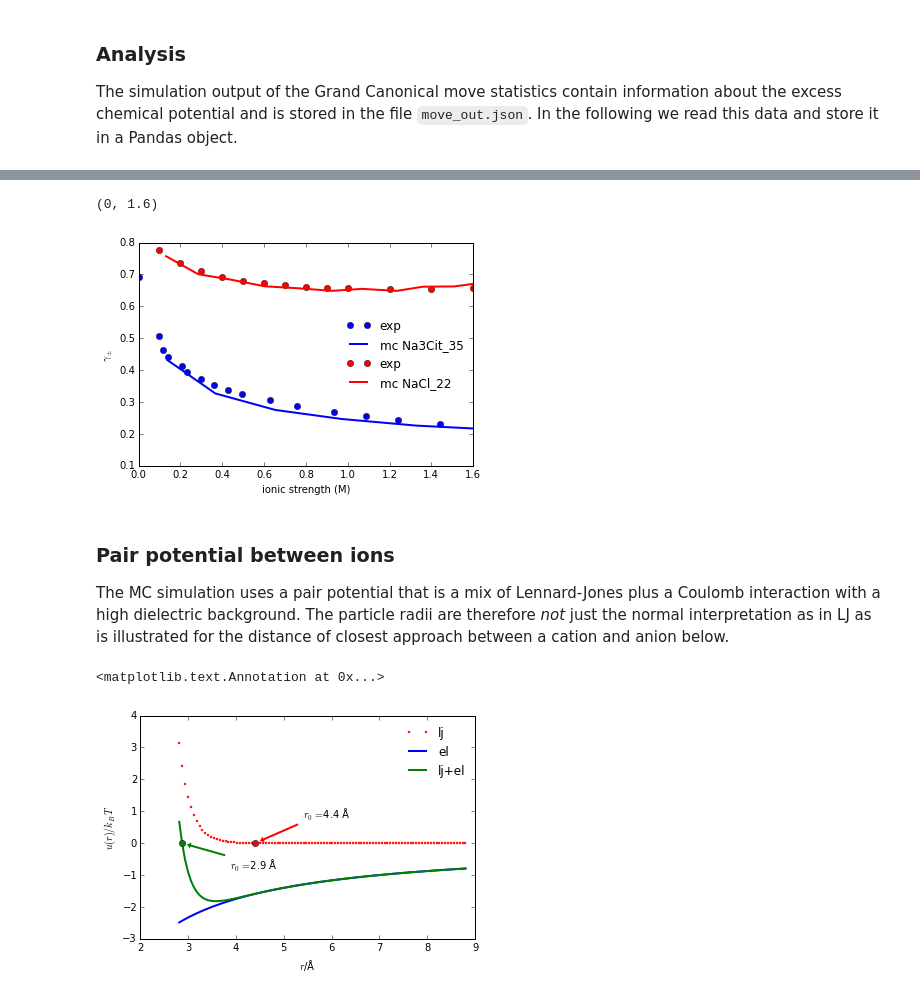
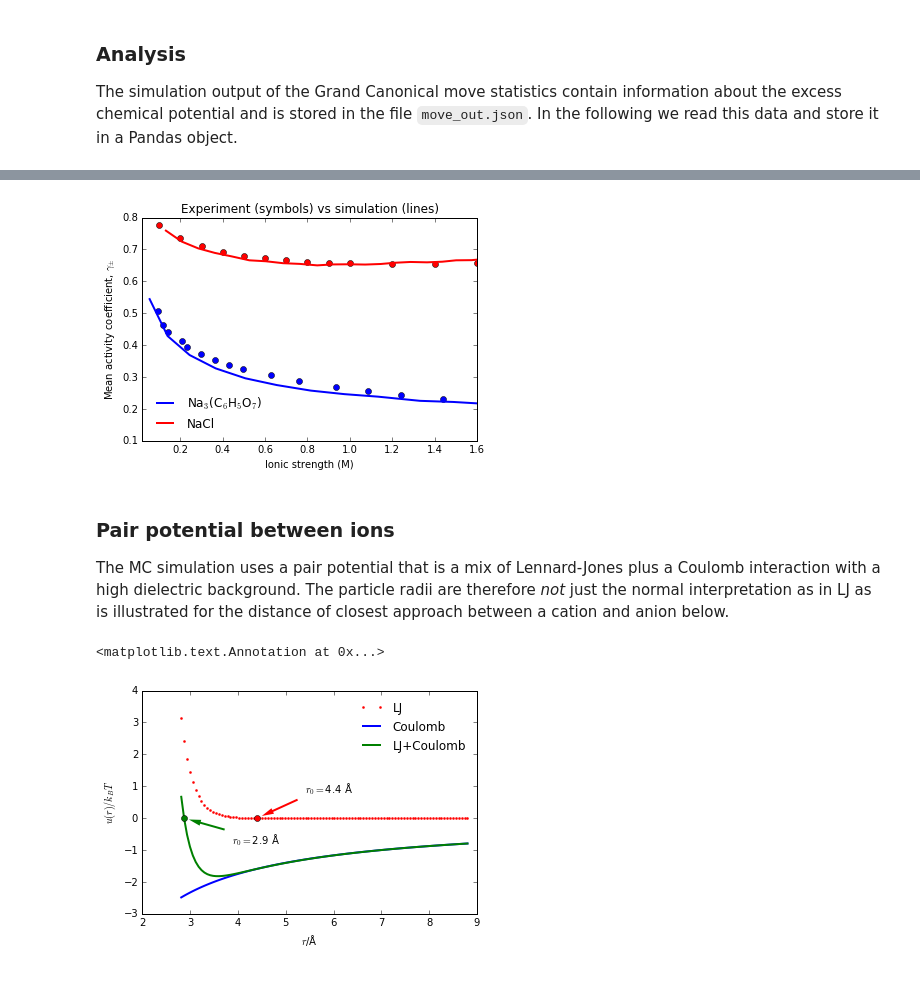
Before and after one commit to mlund/faunus-notebooks, a Jupyter notebook: activity-coefficients/excess.ipynb, the cells around one changed output, grey strips where cells are left out. Cells and saved outputs as stored; diff of their text form; code cells hidden in the pictures.

Commit message:
update w. na3cit experimental data etc.

```diff
--- a/activity-coefficients/excess.ipynb
+++ b/activity-coefficients/excess.ipynb
@@ -84,19 +82,16 @@ def mkinput():
             "energy": {
                 "nonbonded": { "coulomb": { "epsr": 80 } }
             },
-
             "moves": {
                 "atomtranslate": { "salt": { "permol": True, "prob": 0.01 } },
                 "atomgc": { "molecule": "salt" }
             },
-
             "system": {
                 "mcloop"      : { "macro": 10, "micro": micro },
                 "cuboid"      : { "len": d.L },
                 "coulomb"     : { "epsr": 80 },
                 "temperature" : 298.15
             },
-
             "atomlist": {
                 d.ion1: { "q": d.z1, "r": d.r1, "eps":0.01, "dp": 50, "activity": d.n1*activity },
                 d.ion2: { "q": d.z2, "r": d.r2, "eps":0.01, "dp": 50, "activity": d.n2*activity }
@@ -109,10 +104,9 @@ def mkinput():
 # flow control:
 equilibration = True   # if true, delete state file and start over
 production    = True   # if true, start from present state file
-slurm         = False  # if true, submit production runs to slurm cluster
-override      = False   # if true, override existing files
+override      = False  # if true, override existing files
 
-for salt,d in salts.iteritems():
+for salt, d in salts.iteritems():
     for activity in d.activities:
 
         pfx=salt+'-a'+str(activity)
@@ -133,12 +127,9 @@ for salt,d in salts.iteritems():
 
         # production run
         if production:
-            micro=10000
+            micro=50000
             mkinput()
-            if slurm:
-                !sbatch ../submit.sh > /dev/null
-            else:
-                !../mc/excess > out 2>&1
+            !../mc/excess > out 2>&1
 
         %cd -q ..
 
@@ -200,30 +181,33 @@ For compound A$_p$B$_q$, the mean ionic activity coefficient is $ \gamma_{\pm} =
 # %%
+%cd -q $workdir
 def ionicstrength(c, n1, n2, z1, z2):
     return 0.5*( n1*c*z1**2 + n2*c*z2**2 )
 
 def meanactivity(gA, gB, p, q):
-    ''' mean ionic activity coefficitnt'''
+    ''' mean ionic activity coefficient'''
     return ( gA**p * gB**q ) ** (1.0/(p+q))
 
-for salt,d in salts.iteritems():
+for salt, d in salts.iteritems():
     # experiment
     C, g = np.loadtxt(d.exp, delimiter=',', skiprows=1, unpack=True)
     I = ionicstrength( C, d.n1, d.n2, d.z1, d.z2)
-    plt.plot(I, g, marker='o', label='exp', ls='none', color=d.color)
+    plt.plot(I, g, marker='o', ls='none', color=d.color)
 
-    gamma    = meanactivity( np.array(d.g1), np.array(d.g2), d.n1, d.n2 )
-    molarity = d.activities / gamma
-    I        = ionicstrength(molarity, d.n1, d.n2, d.z1, d.z2)
+    # simulation
+    g = meanactivity( np.array(d.g1), np.array(d.g2), d.n1, d.n2 )
+    C = d.activities / g # molarity
+    I = ionicstrength(C, d.n1, d.n2, d.z1, d.z2)
 
-    plt.plot( I, gamma, label='mc '+salt, lw=2, color=d.color)
+    plt.plot( I, g, label=d.label, lw=2, color=d.color)
 
 plt.legend(loc=0, frameon=False)
-plt.ylabel('$\gamma_{\pm}$')
-plt.xlabel('ionic strength (M)')
-plt.xlim(0,1.6)
+plt.ylabel('Mean activity coefficient, $\gamma_{\pm}$')
+plt.xlabel('Ionic strength (M)')
+plt.xlim((0.02,1.6))
+plt.title('Experiment (symbols) vs simulation (lines)')
+print('')
 # %% [output]
-(0, 1.6)
-[figure, old version]
+[figure, new version]
 # %% [markdown]
 ### Pair potential between ions
 
@@ -231,7 +215,7 @@ The MC simulation uses a pair potential that is a mix of Lennard-Jones plus a Co
 # %%
 from scipy.optimize import newton
 
-lB=7           # Bjerrum length (Å)
+lB=7           # Bjerrum length for water (Å)
 s=2*2.2        # sigma (Å)
 eps=0.01 / 2.5 # epsilon (kT)
 r = np.linspace(0.64*s, 2*s, 100)
@@ -240,9 +224,9 @@ def el(r): return -lB/r                        # Coulomb pot.
 def lj(r): return 4*eps*( (s/r)**12-(s/r)**6 ) # Lennard-Jones pot.
 def u(r): return lj(r) + el(r)                 # combined pot.
 
-plt.plot(r, lj(r), 'r.', label='lj', markersize=4 )
-plt.plot(r, el(r), label='el', lw=2)
-plt.plot(r, u(r), label='lj+el', lw=2 )
+plt.plot(r, lj(r), 'r.', label='LJ', markersize=4 )
+plt.plot(r, el(r), label='Coulomb', lw=2)
+plt.plot(r, u(r), label='LJ+Coulomb', lw=2 )
 plt.xlabel(u'$r$/Å')
 plt.ylabel(u'$u(r)/k_BT$')
 plt.legend(loc=0, frameon=False)
@@ -257,4 +241,4 @@ plt.annotate( '$r_0=$'+str('%.1f' % s)+u' Å', xy=(s, 0), xytext=(s+1, 0.8),
              arrowprops=dict(facecolor='red', width=2, headwidth=6, edgecolor='none', shrink=0.1) )
 # %% [output]
 <matplotlib.text.Annotation at 0x...>
-[figure, old version]
+[figure, new version]
```
Also changed, not shown: parts of 11 cells of this notebook, 1 other file.
